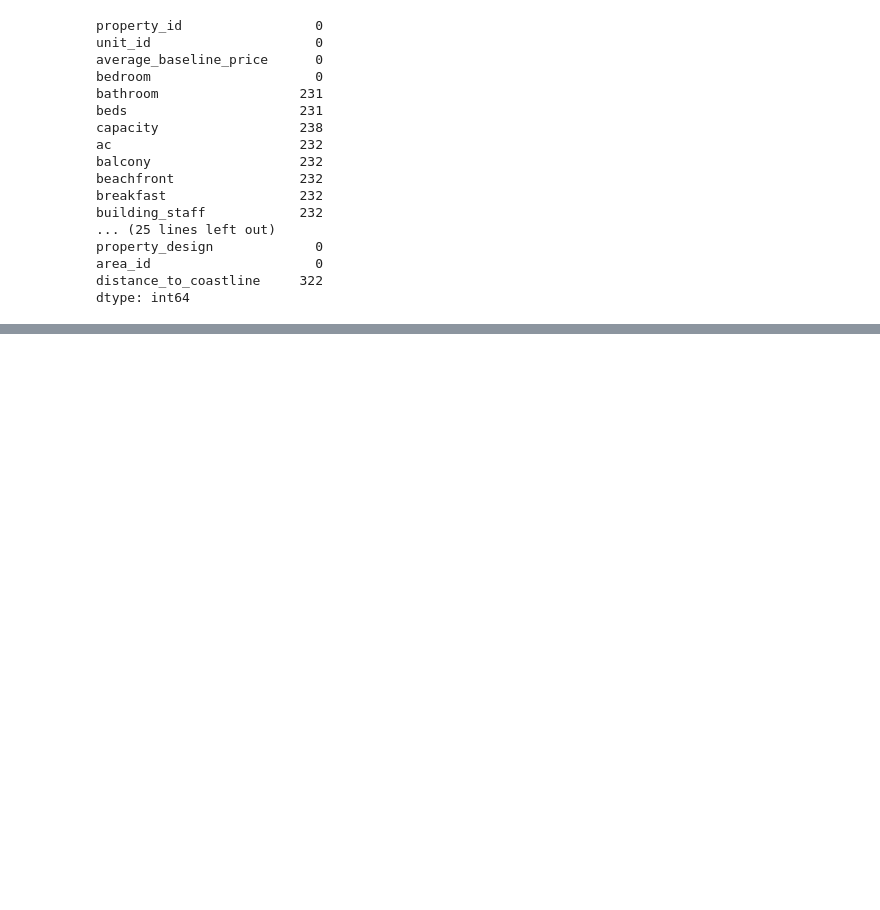
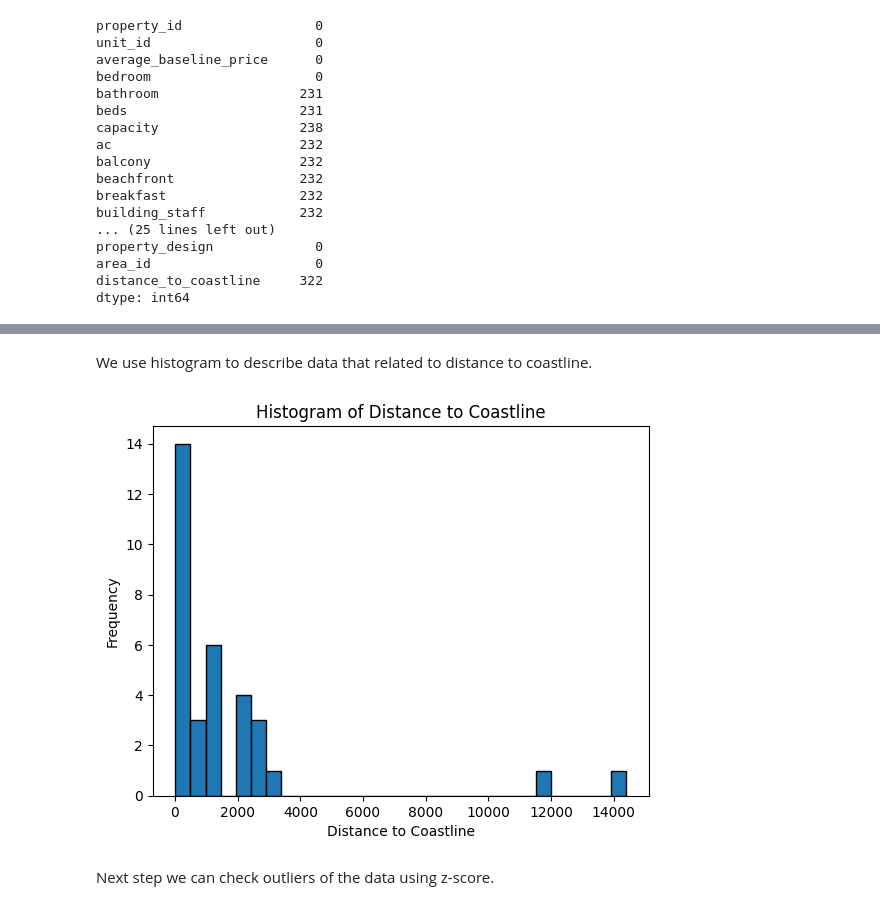
Before and after one commit to tristansuud/c241-rp03-bukitvista-room-pricing-ml, a Jupyter notebook: notebooks/datavista/cleaningdata.ipynb, the cells around one changed output, grey strips where cells are left out. Saved outputs shown, nothing was run; the diff lists cells and outputs as text; code cells hidden in the pictures; blank space fills up the shorter version.

```diff
--- a/notebooks/datavista/cleaningdata.ipynb
+++ b/notebooks/datavista/cleaningdata.ipynb
@@ -363,13 +292,0 @@ Selanjutnya adalah mengisi null value bathroom dengan prediksi atribut yang memi
-# %%
-train_data = main_df.dropna(subset=['bathroom'])
-
-X_train = train_data[['beds']]
-y_train = train_data['bathroom']
-
-model = LinearRegression()
-model.fit(X_train, y_train)
-
-X_missing = main_df[main_df['bathroom'].isnull()][['beds']]
-predicted_bathroom = np.round(model.predict(X_missing))
-
-main_df.loc[main_df['bathroom'].isnull(), 'bathroom'] = predicted_bathroom
@@ -377,0 +295,2 @@ Selanjutnya kita bisa mengecek nilai null pada dataset main.
+# %%
+main_df['property_direction'].fillna('undefined', inplace=True)
@@ -395,20 +308,15 @@ property_design             0
 area_id                     0
 distance_to_coastline     322
 dtype: int64
-# %%
-predictors = ['average_baseline_price', 'bedroom', 'bathroom', 'beds','property_type']
-
-train_data = main_df.dropna(subset=predictors + ['capacity'])
-
-X_train = train_data[predictors]
-y_train = train_data['capacity']
-
-model = LinearRegression()
-model.fit(X_train, y_train)
-
-predict_data = main_df[main_df['capacity'].isnull() & main_df[predictors].notnull().all(axis=1)]
-
-if not predict_data.empty:
-    X_predict = predict_data[predictors]
-    predicted_capacity = model.predict(X_predict)
-    main_df.loc[main_df['capacity'].isnull() & main_df[predictors].notnull().all(axis=1), 'capacity'] = np.round(predicted_capacity)
+# %% [markdown]
+We use histogram to describe data that related to distance to coastline.
+# %%
+main_df['distance_to_coastline'].plot(kind='hist', bins=30, edgecolor='black')
+plt.title('Histogram of Distance to Coastline')
+plt.xlabel('Distance to Coastline')
+plt.ylabel('Frequency')
+plt.show()
+# %% [output]
+[figure, added]
+# %% [markdown]
+Next step we can check outliers of the data using z-score.
```
Also changed, not shown: parts of 83 cells of this notebook.
